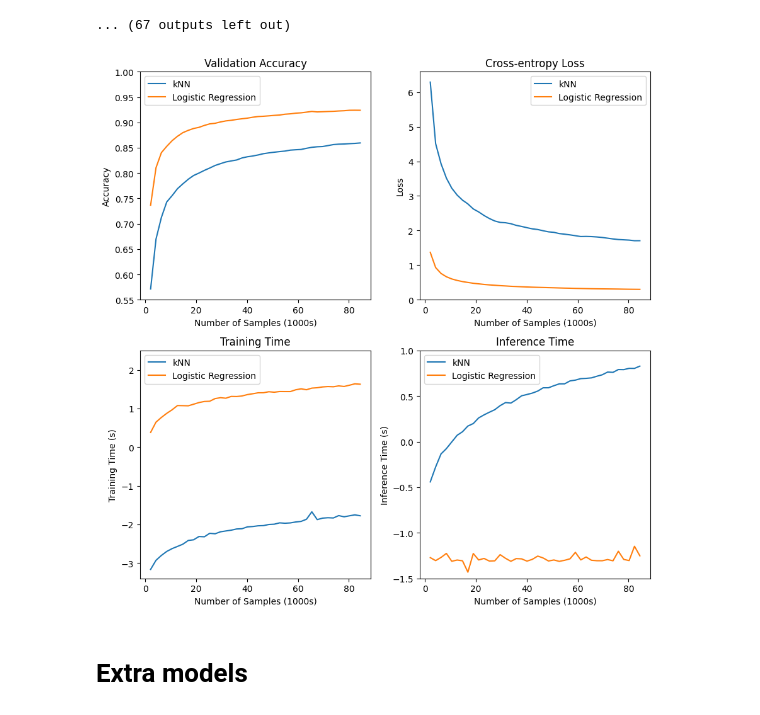
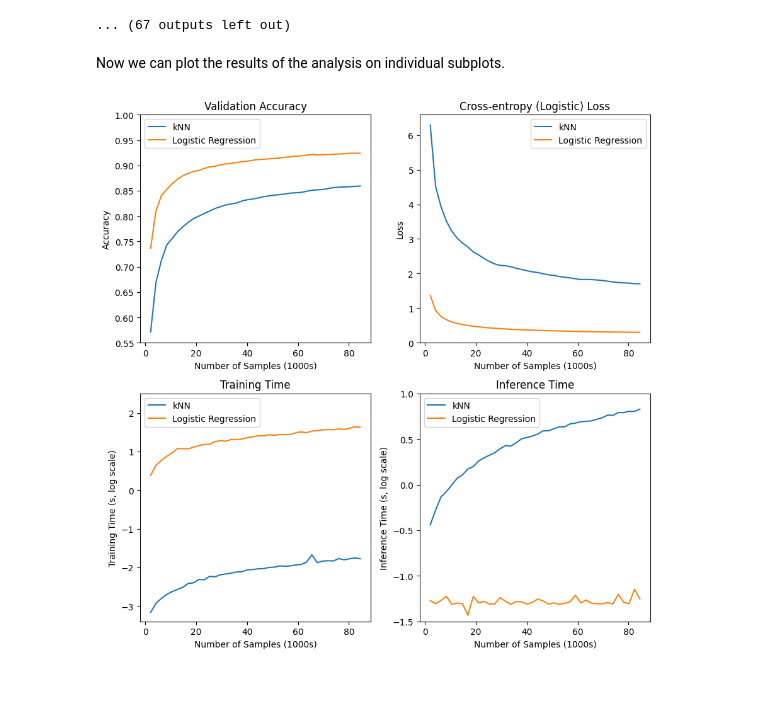
Before and after one commit to m-pluta/machine-learning, a Jupyter notebook: vsdc48.ipynb, the cells around one changed output. Saved outputs shown, nothing was run; the diff lists cells and outputs as text; code cells hidden in the pictures; blank space fills up the shorter version.

```diff
--- a/vsdc48.ipynb
+++ b/vsdc48.ipynb
@@ -487,22 +522,0 @@ plt.show()
-# %%
-plt.figure(figsize=(6,4))
-
-df = pd.DataFrame(fold_history[0].history)
-
-for i, history in enumerate(fold_history[1:]):
-    df = pd.concat([df, pd.DataFrame(history.history)])
-
-df_long = df.reset_index().melt(id_vars='index', value_vars=['loss', 'val_loss'])
-df_long.rename(columns={'index': 'Epoch', 'variable': 'Metric', 'value': 'Value'}, inplace=True)
-
-df_long = df_long.replace({'val_loss': 'Validation', 'loss': 'Training'})
-
-df_long['Epoch'] = df_long['Epoch'] + 1
-
-sns.lineplot(data=df_long, x='Epoch', y='Value', hue='Metric', ci='sd')
-plt.xlabel('Epoch')
-plt.legend()
-plt.ylabel('Loss')
-
-plt.savefig(f"{PLOT_DIR}train_val_accuracy_cnn.png", dpi=2000)
-plt.show()
@@ -873,50 +862,49 @@ Please also refer to the documentation for alternative solver options:
     https://scikit-learn.org/stable/modules/linear_model.html#logistic-regression
   n_iter_i = _check_optimize_result(
 ... (67 outputs left out)
+# %% [markdown]
+Now we can plot the results of the analysis on individual subplots.
 # %%
-import matplotlib.pyplot as plt
-
 fig, axs = plt.subplots(2, 2, figsize=(9, 9))
 
-# Plot the first value array
+# Plot the accuracy graph
 axs[0, 0].plot(np.array(num_samples) / 1000, knn_accuracies)
 axs[0, 0].plot(np.array(num_samples) / 1000, lgr_accuracies)
 axs[0, 0].set_title('Validation Accuracy')
 axs[0, 0].set_xlabel('Number of Samples (1000s)')
 axs[0, 0].set_ylabel('Accuracy')
 axs[0, 0].set_ylim((0.55, 1))
 axs[0, 0].legend(['kNN', 'Logistic Regression'], loc='upper left')
 
-# Plot the second value array
+# Plot the loss graph
 axs[0, 1].plot(np.array(num_samples) / 1000, knn_losses)
 axs[0, 1].plot(np.array(num_samples) / 1000, lgr_losses)
-axs[0, 1].set_title('Cross-entropy Loss')
+axs[0, 1].set_title('Cross-entropy (Logistic) Loss')
 axs[0, 1].set_xlabel('Number of Samples (1000s)')
 axs[0, 1].set_ylabel('Loss')
 axs[0, 1].legend(['kNN', 'Logistic Regression'])
 
-# Plot the third value array
+# Plot the training time graph
 axs[1, 0].plot(np.array(num_samples) / 1000, np.log10(np.array(knn_training_times)))
 axs[1, 0].plot(np.array(num_samples) / 1000, np.log10(np.array(lgr_training_times)))
 axs[1, 0].set_title('Training Time')
 axs[1, 0].set_xlabel('Number of Samples (1000s)')
-axs[1, 0].set_ylabel('Training Time (s)')
+axs[1, 0].set_ylabel('Training Time (s, log scale)')
 axs[1, 0].set_ylim((-3.4, 2.5))
 axs[1, 0].legend(['kNN', 'Logistic Regression'])
 
-# Plot the fourth value array
+# Plot the inference time graph
 axs[1, 1].plot(np.array(num_samples) / 1000, np.log10(np.array(knn_inference_times)))
 axs[1, 1].plot(np.array(num_samples) / 1000, np.log10(np.array(lgr_inference_times)))
 axs[1, 1].set_title('Inference Time')
 axs[1, 1].set_xlabel('Number of Samples (1000s)')
-axs[1, 1].set_ylabel('Inference Time (s)')
+axs[1, 1].set_ylabel('Inference Time (s, log scale)')
 axs[1, 1].set_ylim((-1.5, 1))
 axs[1, 1].legend(['kNN', 'Logistic Regression'])
 
+# Show and save the plot
 plt.tight_layout()
 plt.savefig(f"{PLOT_DIR}model_eval.svg")
 plt.show()
 # %% [output]
-[figure, old version]
+[figure, new version]
-# %% [markdown]
-# Extra models
```
Also changed, not shown: parts of 63 cells of this notebook, 6 other files.
